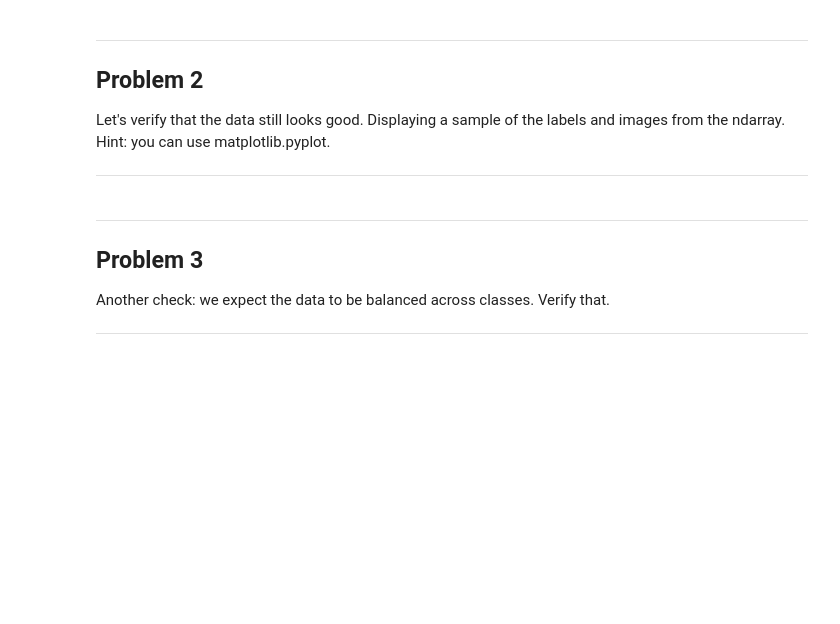
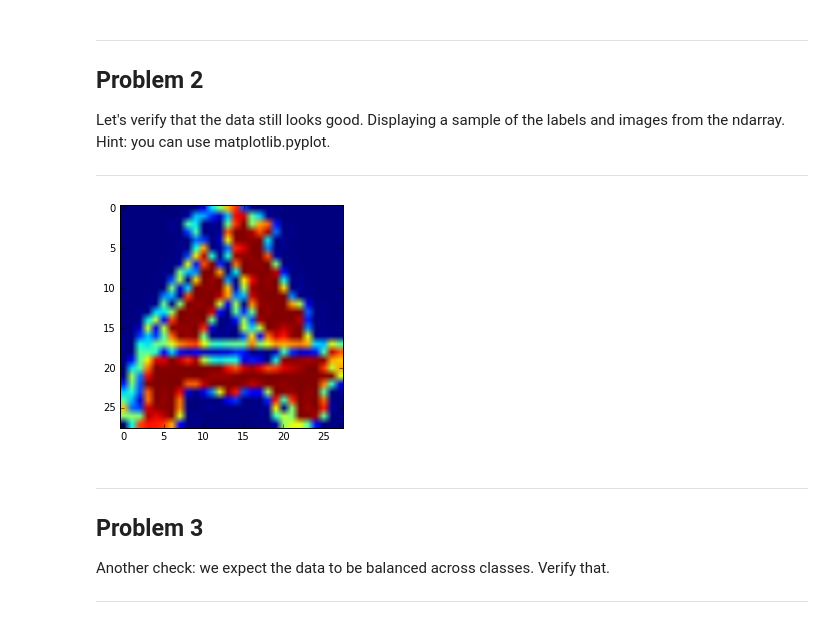
Before and after one commit to kwichmann/tf_sandbox, a Jupyter notebook: 1_notmnist.ipynb, the cells around one changed output. Drawn from its saved outputs; the diff is of its cells as text; code cells hidden in the pictures; blank space fills up the shorter version.

```diff
--- a/1_notmnist.ipynb
+++ b/1_notmnist.ipynb
@@ -30,7 +30,7 @@ First, we'll download the dataset to our local machine. The data consists of cha
 # %%
 url = 'http://commondatastorage.googleapis.com/books1000/'
 last_percent_reported = None
-data_root = "/tmp/data/" # Change me to store data elsewhere
+data_root = "C:/Users/Kristian/Documents/Git/tf_sandbox/notMNIST/" # Change me to store data elsewhere
 
 def download_progress_hook(count, blockSize, totalSize):
   """A hook to report the progress of a download. This is mostly intended for users with
@@ -195,6 +212,16 @@ Problem 2
 Let's verify that the data still looks good. Displaying a sample of the labels and images from the ndarray. Hint: you can use matplotlib.pyplot.
 
 ---
+# %%
+pickle_file = train_datasets[0]  # index 0 should be all As, 1 = all Bs, etc.
+with open(pickle_file, 'rb') as f:
+    letter_set = pickle.load(f)  # unpickle
+    sample_idx = np.random.randint(len(letter_set))  # pick a random image index
+    sample_image = letter_set[sample_idx, :, :]  # extract a 2D slice
+    plt.figure()
+    plt.imshow(sample_image)  # display it
+# %% [output]
+[figure, added]
 # %% [markdown]
 ---
 Problem 3
```
Also changed, not shown: parts of 4 cells of this notebook, 1 other file.
